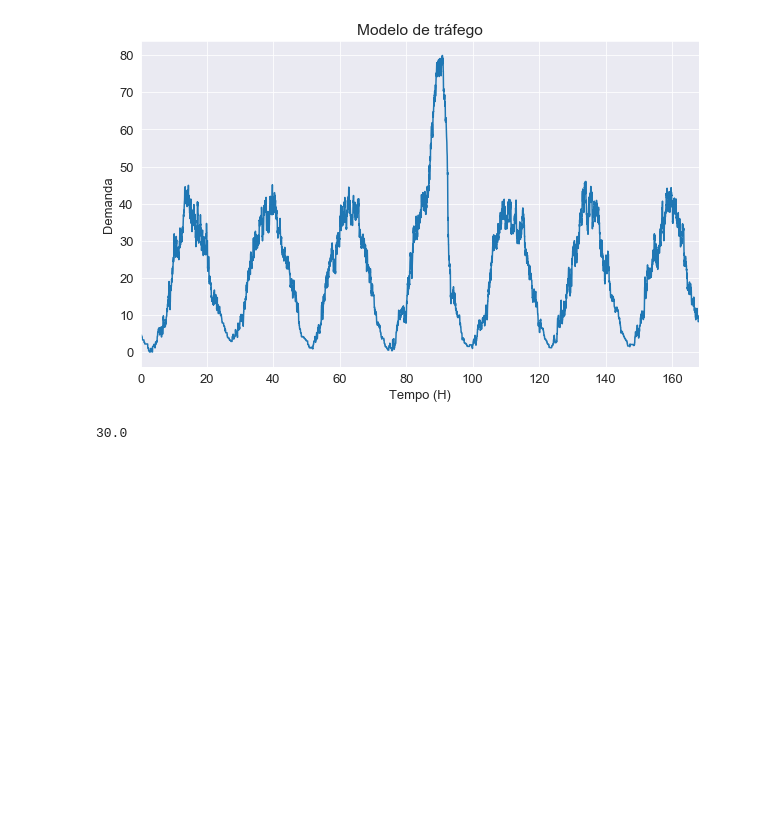
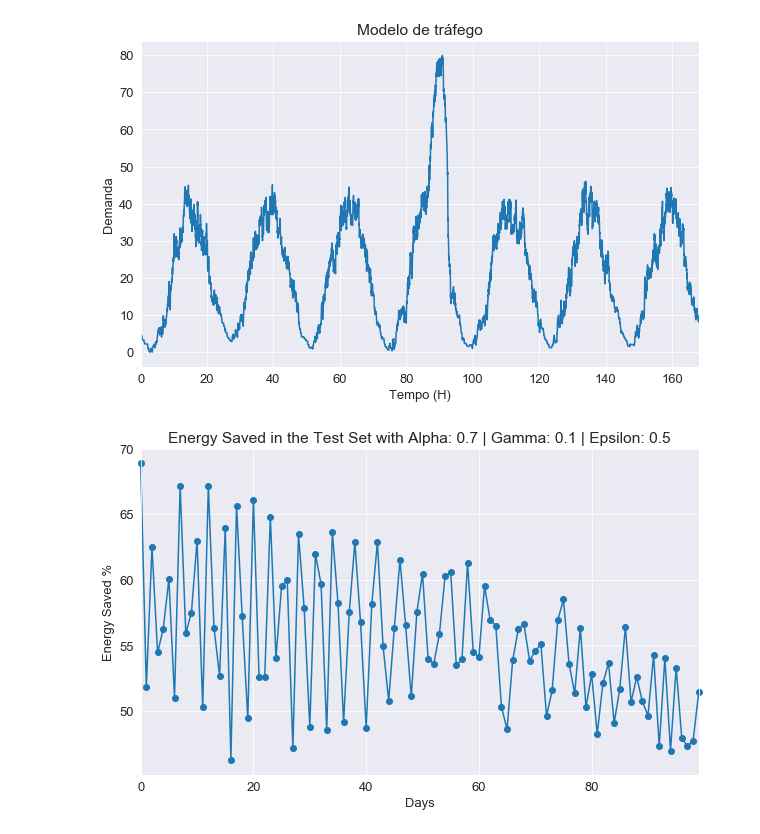
Before and after one commit to Yurisalesr/IC, a Jupyter notebook: Teste-trafego.ipynb, the cells around one changed output. Saved outputs shown, nothing was run; the diff lists cells and outputs as text; code cells hidden in the pictures; blank space fills up the shorter version.

```diff
--- a/Teste-trafego.ipynb
+++ b/Teste-trafego.ipynb
@@ -548,7 +575,7 @@ plt.savefig('trafego-3Q.png')
 plt.show()
 # %% [output]
 [figure]
-# %%
-45/1.5
-# %% [output]
-30.0
+# %%
+gamma=0.1
+alpha=0.7
+epsilon=0.5
@@ -554,0 +627,11 @@ plt.show()
+# %%
+SEnS=pd.Series(vtEnS)
+SEnS.plot(figsize=(10,6),marker='o',clip_on=False)
+plt.ylabel('Energy Saved %')
+plt.xlabel('Days')
+plt.title('Energy Saved in the Test Set with Alpha: ' + str(alpha) + ' | Gamma: ' + str(gamma)+  ' | Epsilon: ' + str(epsilon))
+plt.rc('font',size=13)
+plt.savefig('Energy-teste.png')
+plt.show()
+# %% [output]
+[figure, added]
```
Also changed, not shown: parts of 18 cells of this notebook.
